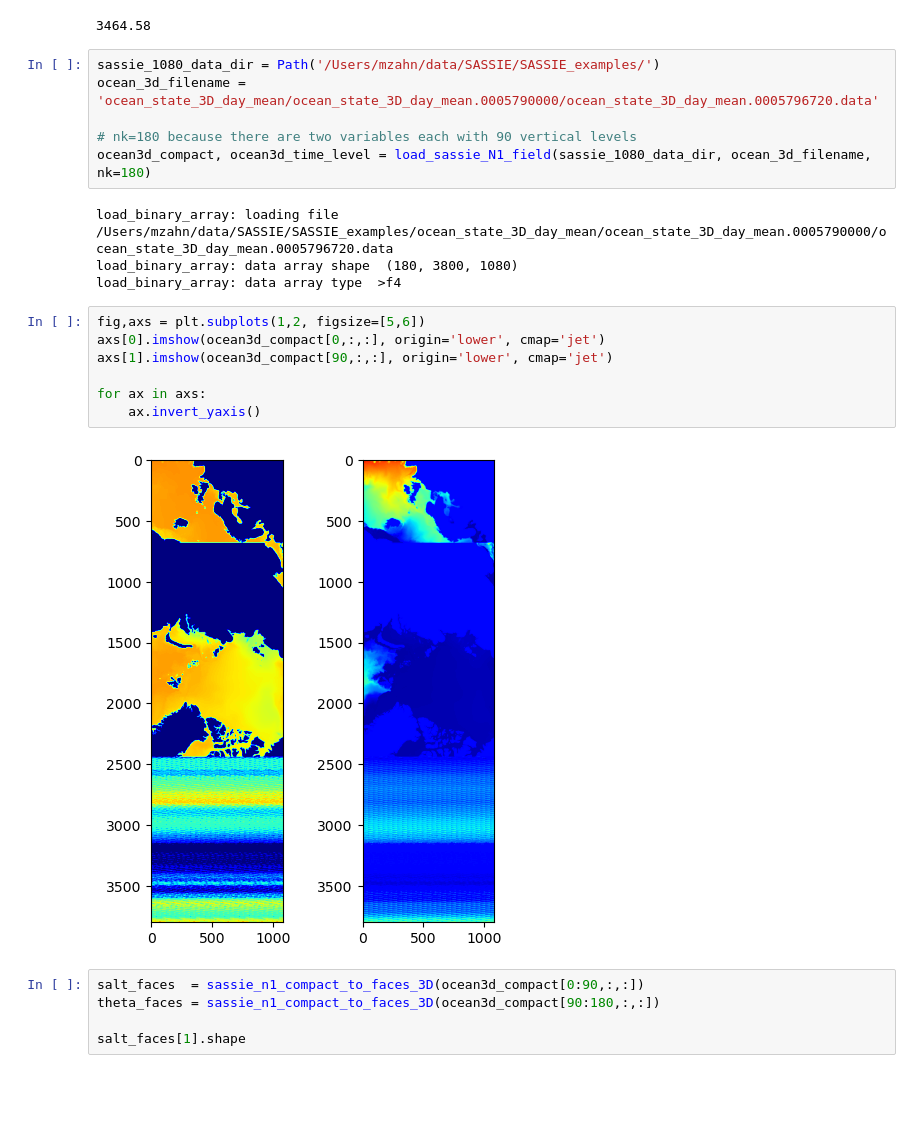
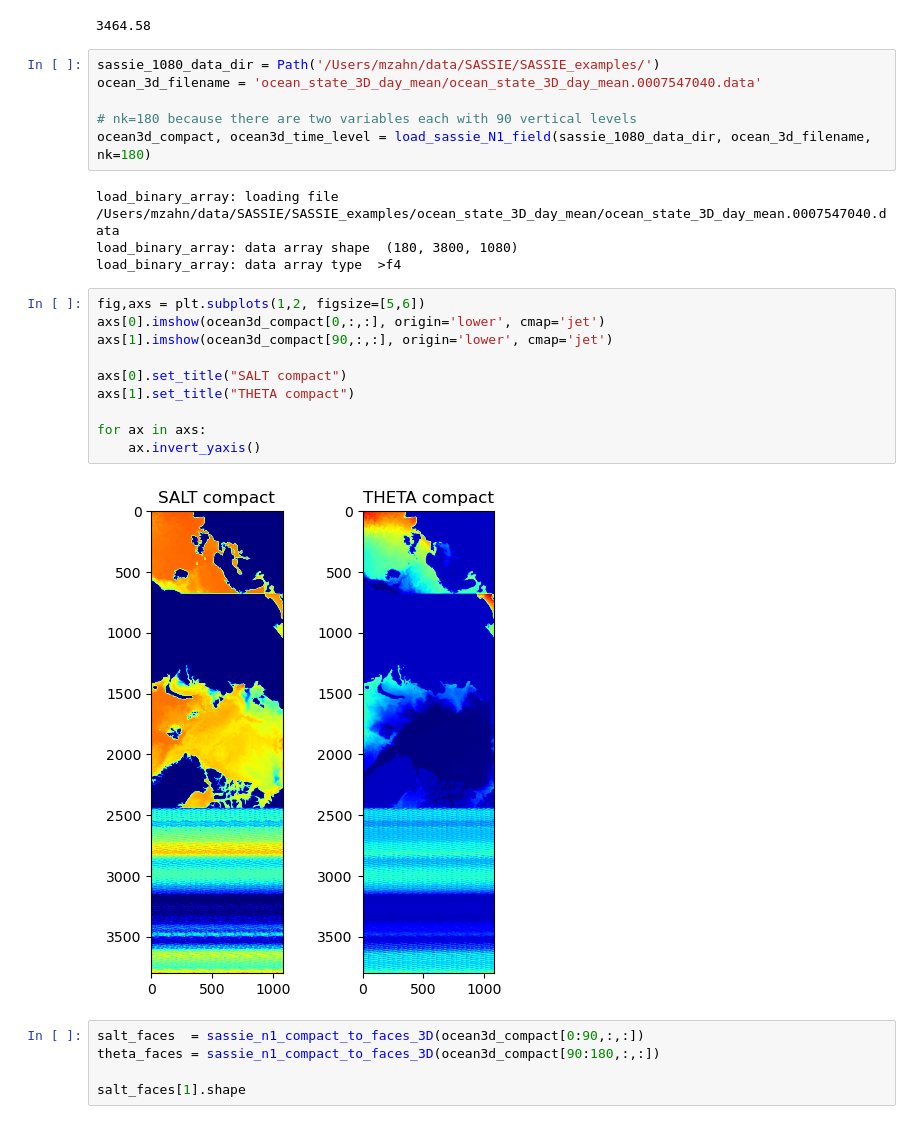
Before and after one commit to ifenty/SASSIE_downscale_ecco_v5, a Jupyter notebook: 04_exploratory plots.ipynb, the cells around one changed output. Saved outputs shown, nothing was run; the diff lists cells and outputs as text; blank space fills up the shorter version.

```diff
--- a/04_exploratory plots.ipynb
+++ b/04_exploratory plots.ipynb
@@ -459,23 +444,26 @@ plt.title("ETAN - HH v2");
 3464.58
 # %%
 sassie_1080_data_dir = Path('/Users/mzahn/data/SASSIE/SASSIE_examples/')
-ocean_3d_filename = 'ocean_state_3D_day_mean/ocean_state_3D_day_mean.0005790000/ocean_state_3D_day_mean.0005796720.data'
+ocean_3d_filename = 'ocean_state_3D_day_mean/ocean_state_3D_day_mean.0007547040.data'
 
 # nk=180 because there are two variables each with 90 vertical levels
 ocean3d_compact, ocean3d_time_level = load_sassie_N1_field(sassie_1080_data_dir, ocean_3d_filename, nk=180)
 # %% [output]
-load_binary_array: loading file /Users/mzahn/data/SASSIE/SASSIE_examples/ocean_state_3D_day_mean/ocean_state_3D_day_mean.0005790000/ocean_state_3D_day_mean.0005796720.data
+load_binary_array: loading file /Users/mzahn/data/SASSIE/SASSIE_examples/ocean_state_3D_day_mean/ocean_state_3D_day_mean.0007547040.data
 load_binary_array: data array shape  (180, 3800, 1080)
 load_binary_array: data array type  >f4
 # %%
 fig,axs = plt.subplots(1,2, figsize=[5,6])
 axs[0].imshow(ocean3d_compact[0,:,:], origin='lower', cmap='jet')
 axs[1].imshow(ocean3d_compact[90,:,:], origin='lower', cmap='jet')
 
+axs[0].set_title("SALT compact")
+axs[1].set_title("THETA compact")
+
 for ax in axs:
     ax.invert_yaxis()
 # %% [output]
-[figure, old version]
+[figure, new version]
 # %%
 salt_faces  = sassie_n1_compact_to_faces_3D(ocean3d_compact[0:90,:,:])
 theta_faces = sassie_n1_compact_to_faces_3D(ocean3d_compact[90:180,:,:])
```
Also changed, not shown: parts of 5 cells of this notebook, 6 other files.
